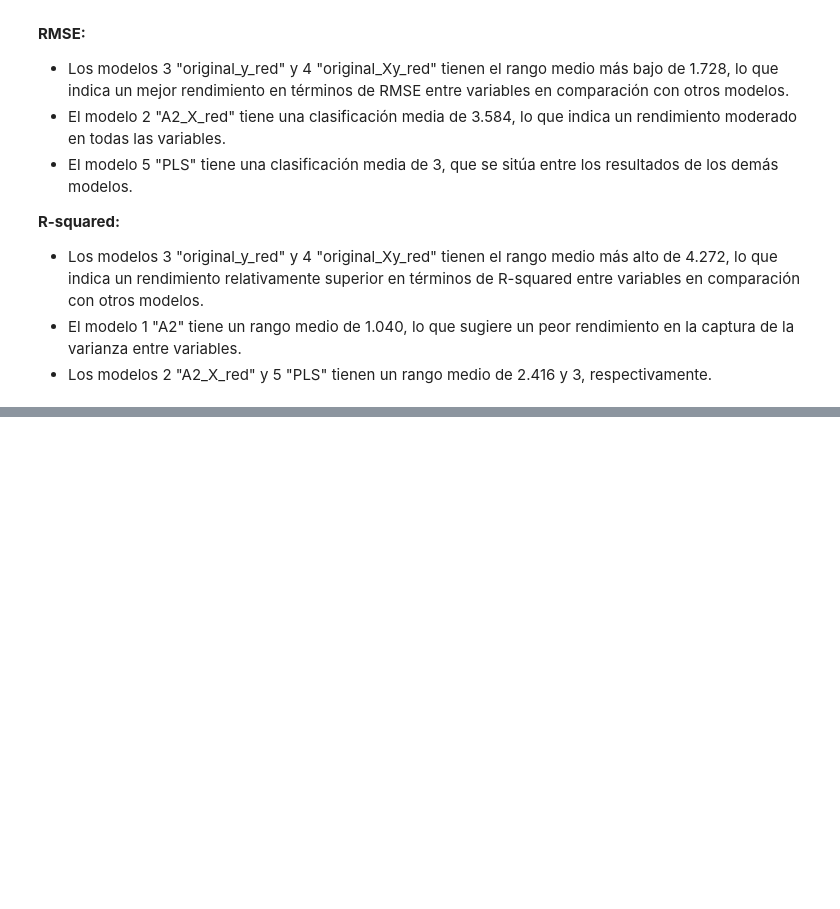
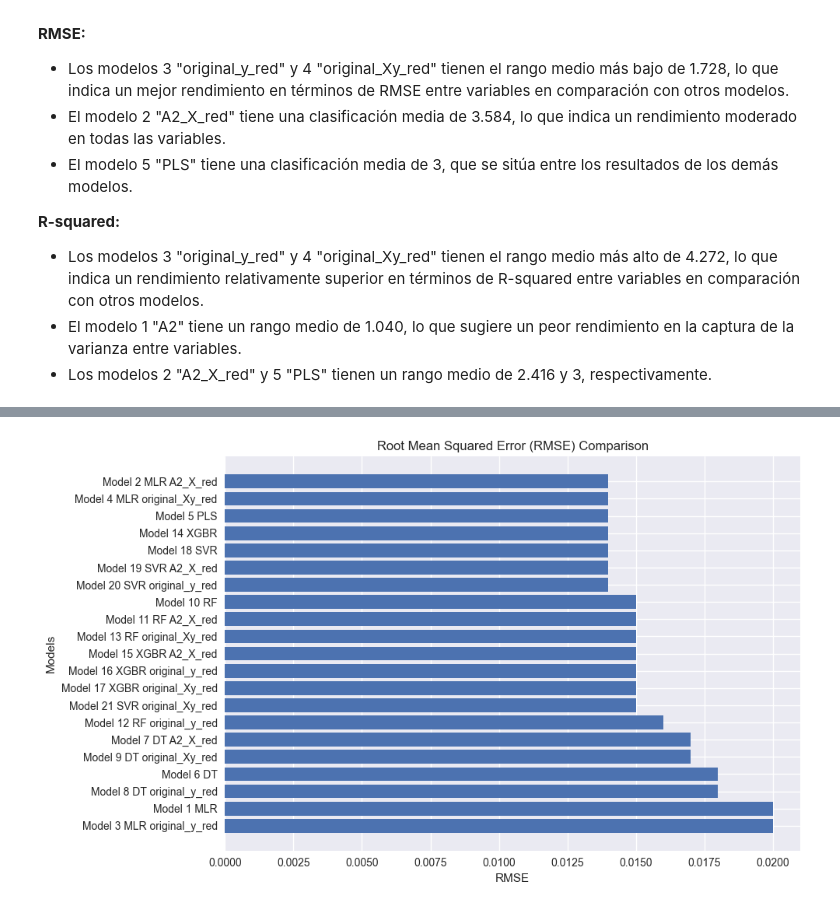
Before and after one commit to bernatsort/Therapy-Progress-Gait-Prediction, a Jupyter notebook: model_comparison.ipynb, the cells around one changed output, grey strips where cells are left out. Cells and saved outputs as stored; diff of their text form; code cells hidden in the pictures; blank space fills up the shorter version.

Commit message:
Comparación métricas individuales de cada modelo

```diff
--- a/model_comparison.ipynb
+++ b/model_comparison.ipynb
@@ -334,0 +492,89 @@ plt.show()
+# %%
+# Sorting indices based on RMSE in ascending order
+rmse_indices = np.argsort([rmse_mlr_m1, rmse_mlr_m2, rmse_mlr_m3, rmse_mlr_m4,
+                           rmse_pls_m5,
+                           rmse_dt_m6, rmse_dt_m7, rmse_dt_m8, rmse_dt_m9,
+                           rmse_rf_m10, rmse_rf_m11, rmse_rf_m12, rmse_rf_m13,
+                           rmse_xgb_m14, rmse_xgb_m15, rmse_xgb_m16, rmse_xgb_m17,
+                           rmse_svr_m18, rmse_svr_m19, rmse_svr_m20, rmse_svr_m21],
+                           kind='mergesort')[::-1]  # Use 'mergesort' for stable sorting
+
+
+# RMSE plot
+plt.figure(figsize=(10, 6))
+plt.barh(np.array(model_names)[rmse_indices], np.array([rmse_mlr_m1, rmse_mlr_m2, rmse_mlr_m3, rmse_mlr_m4,
+                                                         rmse_pls_m5,
+                                                         rmse_dt_m6, rmse_dt_m7, rmse_dt_m8, rmse_dt_m9,
+                                                         rmse_rf_m10, rmse_rf_m11, rmse_rf_m12, rmse_rf_m13,
+                                                         rmse_xgb_m14, rmse_xgb_m15, rmse_xgb_m16, rmse_xgb_m17,
+                                                         rmse_svr_m18, rmse_svr_m19, rmse_svr_m20, rmse_svr_m21])[rmse_indices])
+plt.xlabel('RMSE')
+plt.ylabel('Models')
+plt.title('Root Mean Squared Error (RMSE) Comparison')
+plt.tight_layout()
+plt.show()
+
+# Sorting indices based on R2 in descending order
+r2_indices = np.argsort([r2_mlr_m1, r2_mlr_m2, r2_mlr_m3, r2_mlr_m4,
+                         r2_pls_m5,
+                         r2_dt_m6, r2_dt_m7, r2_dt_m8, r2_dt_m9,
+                         r2_rf_m10, r2_rf_m11, r2_rf_m12, r2_rf_m13,
+                         r2_xgb_m14, r2_xgb_m15, r2_xgb_m16, r2_xgb_m17,
+                         r2_svr_m18, r2_svr_m19, r2_svr_m20, r2_svr_m21])
+# R2 plot
+plt.figure(figsize=(10, 6))
+plt.barh(np.array(model_names)[r2_indices], np.array([r2_mlr_m1, r2_mlr_m2, r2_mlr_m3, r2_mlr_m4,
+                                                       r2_pls_m5,
+                                                       r2_dt_m6, r2_dt_m7, r2_dt_m8, r2_dt_m9,
+                                                       r2_rf_m10, r2_rf_m11, r2_rf_m12, r2_rf_m13,
+                                                       r2_xgb_m14, r2_xgb_m15, r2_xgb_m16, r2_xgb_m17,
+                                                       r2_svr_m18, r2_svr_m19, r2_svr_m20, r2_svr_m21])[r2_indices])
+plt.xlabel('R2')
+plt.ylabel('Models')
+plt.title('R-squared (R2) Comparison')
+plt.tight_layout()
+plt.show()
+
+# Sorting indices based on correlation coefficient in descending order
+corr_indices = np.argsort([corr_mlr_m1, corr_mlr_m2, corr_mlr_m3, corr_mlr_m4,
+                           corr_pls_m5,
+                           corr_dt_m6, corr_dt_m7, corr_dt_m8, corr_dt_m9,
+                           corr_rf_m10, corr_rf_m11, corr_rf_m12, corr_rf_m13,
+                           corr_xgb_m14, corr_xgb_m15, corr_xgb_m16, corr_xgb_m17,
+                           corr_svr_m18, corr_svr_m19, corr_svr_m20, corr_svr_m21])
+# Correlation coefficient plot
+plt.figure(figsize=(10, 6))
+plt.barh(np.array(model_names)[corr_indices], np.array([corr_mlr_m1, corr_mlr_m2, corr_mlr_m3, corr_mlr_m4,
+                                                         corr_pls_m5,
+                                                         corr_dt_m6, corr_dt_m7, corr_dt_m8, corr_dt_m9,
+                                                         corr_rf_m10, corr_rf_m11, corr_rf_m12, corr_rf_m13,
+                                                         corr_xgb_m14, corr_xgb_m15, corr_xgb_m16, corr_xgb_m17,
+                                                         corr_svr_m18, corr_svr_m19, corr_svr_m20, corr_svr_m21])[corr_indices])
+plt.xlabel('Correlation Coefficient')
+plt.ylabel('Models')
+plt.title('Correlation Coefficient Comparison')
+plt.tight_layout()
+plt.show()
+
+# Sorting indices based on intercept in descending order
+intercept_indices = np.argsort([intercept_mlr_m1, intercept_mlr_m2, intercept_mlr_m3, intercept_mlr_m4,
+                                intercept_pls_m5,
+                                intercept_dt_m6, intercept_dt_m7, intercept_dt_m8, intercept_dt_m9,
+                                intercept_rf_m10, intercept_rf_m11, intercept_rf_m12, intercept_rf_m13,
+                                intercept_xgb_m14, intercept_xgb_m15, intercept_xgb_m16, intercept_xgb_m17,
+                                intercept_svr_m18, intercept_svr_m19, intercept_svr_m20, intercept_svr_m21])
+# Intercept plot
+plt.figure(figsize=(10, 6))
+plt.barh(np.array(model_names)[intercept_indices], np.array([intercept_mlr_m1, intercept_mlr_m2, intercept_mlr_m3, intercept_mlr_m4,
+                                                             intercept_pls_m5,
+                                                             intercept_dt_m6, intercept_dt_m7, intercept_dt_m8, intercept_dt_m9,
+                                                             intercept_rf_m10, intercept_rf_m11, intercept_rf_m12, intercept_rf_m13,
+                                                             intercept_xgb_m14, intercept_xgb_m15, intercept_xgb_m16, intercept_xgb_m17,
+                                                             intercept_svr_m18, intercept_svr_m19, intercept_svr_m20, intercept_svr_m21])[intercept_indices])
+plt.xlabel('Intercept')
+plt.ylabel('Models')
+plt.title('Intercept Comparison')
+plt.tight_layout()
+plt.show()
+# %% [output]
+[figure, added]
```
Also changed, not shown: parts of 7 cells of this notebook.
